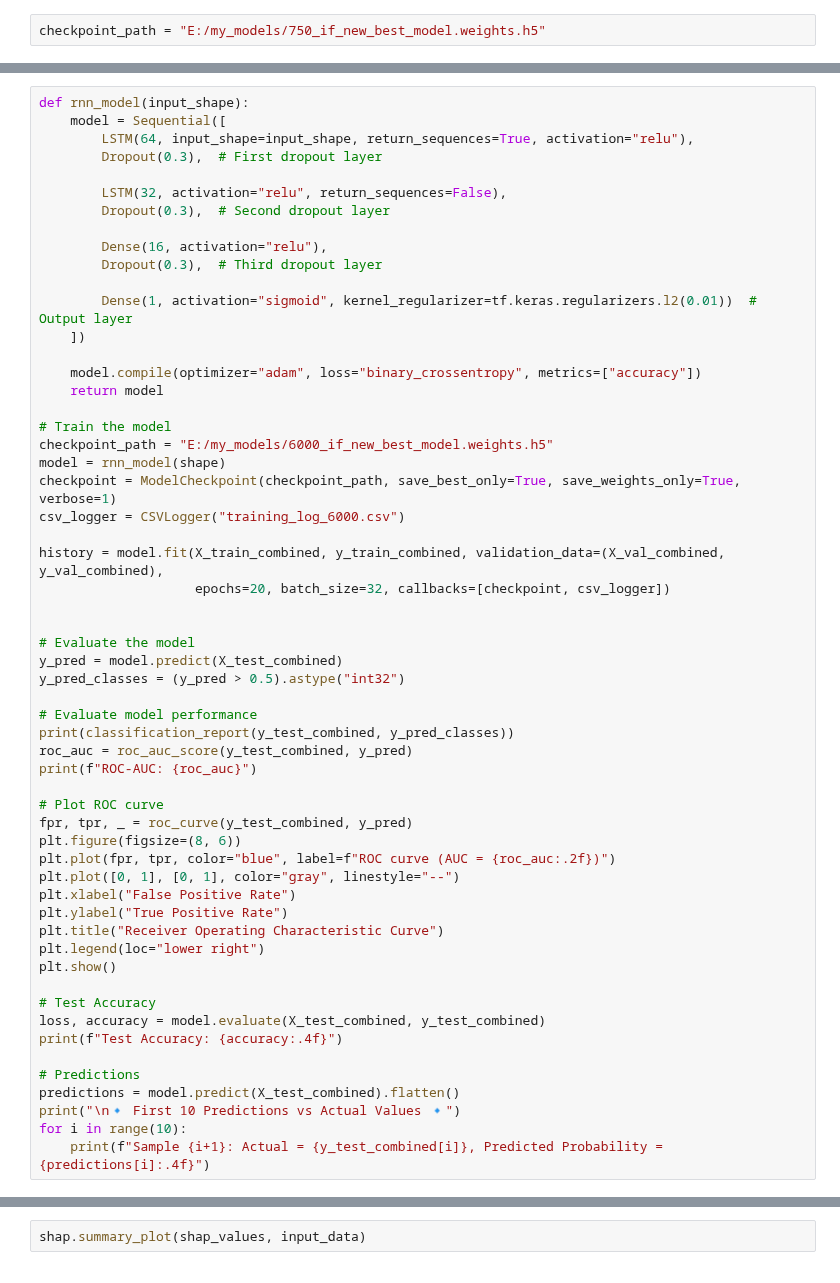
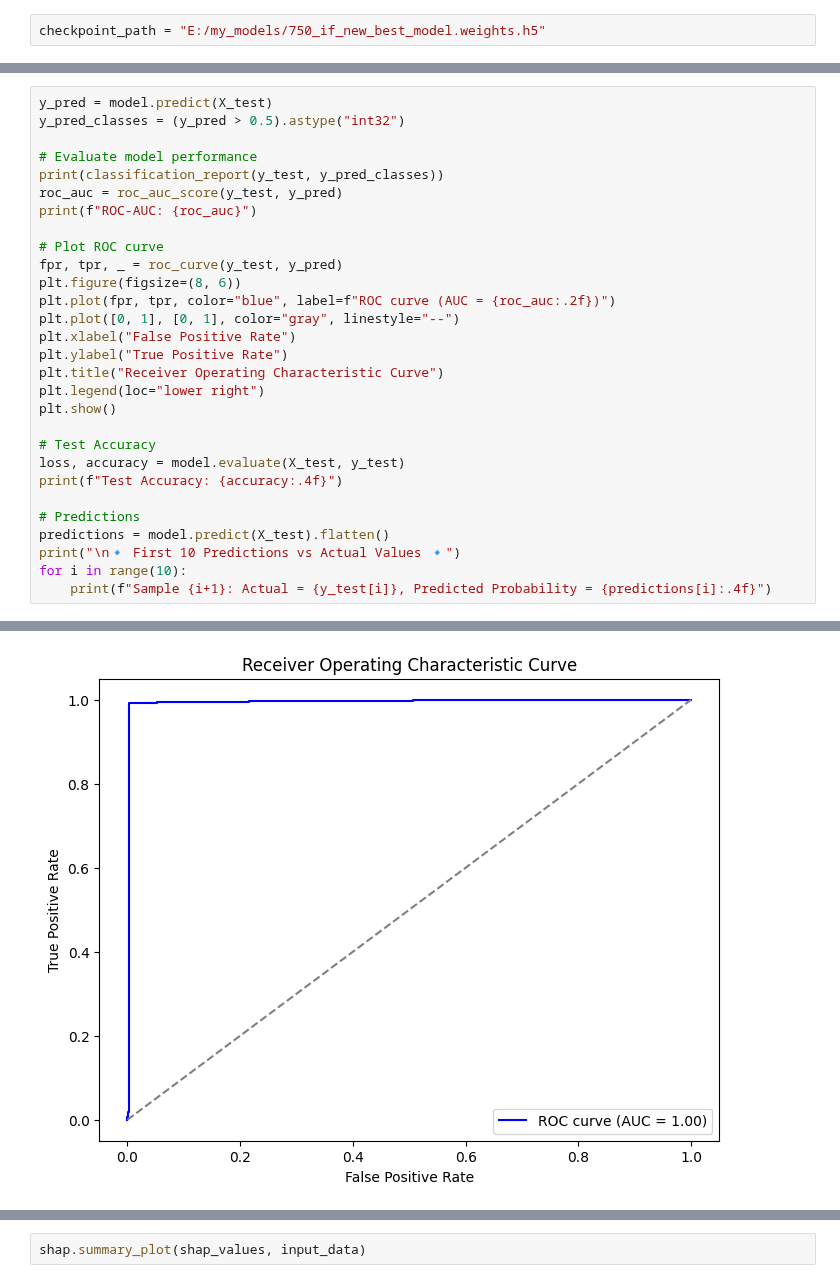
Before and after one commit to ksingh110/CrIMR, a Jupyter notebook: RNN/RNN_IF_Algorithm.ipynb, the cells around one changed output, grey strips where cells are left out. Cells and saved outputs as stored; diff of their text form.

```diff
--- a/RNN/RNN_IF_Algorithm.ipynb
+++ b/RNN/RNN_IF_Algorithm.ipynb
@@ -156,42 +192,14 @@ checkpoint_path = "E:/my_models/750_if_new_best_model.weights.h5"
 # %%
-def rnn_model(input_shape):
-    model = Sequential([
-        LSTM(64, input_shape=input_shape, return_sequences=True, activation="relu"),
-        Dropout(0.3),  # First dropout layer
-
-        LSTM(32, activation="relu", return_sequences=False),
-        Dropout(0.3),  # Second dropout layer
-
-        Dense(16, activation="relu"),
-        Dropout(0.3),  # Third dropout layer
-
-        Dense(1, activation="sigmoid", kernel_regularizer=tf.keras.regularizers.l2(0.01))  # Output layer
-    ])
-
-    model.compile(optimizer="adam", loss="binary_crossentropy", metrics=["accuracy"])
-    return model
-
-# Train the model
-checkpoint_path = "E:/my_models/6000_if_new_best_model.weights.h5"
-model = rnn_model(shape)
-checkpoint = ModelCheckpoint(checkpoint_path, save_best_only=True, save_weights_only=True, verbose=1)
-csv_logger = CSVLogger("training_log_6000.csv")
-
-history = model.fit(X_train_combined, y_train_combined, validation_data=(X_val_combined, y_val_combined),
-                    epochs=20, batch_size=32, callbacks=[checkpoint, csv_logger])
-
-
-# Evaluate the model
-y_pred = model.predict(X_test_combined)
+y_pred = model.predict(X_test)
 y_pred_classes = (y_pred > 0.5).astype("int32")
 
 # Evaluate model performance
-print(classification_report(y_test_combined, y_pred_classes))
-roc_auc = roc_auc_score(y_test_combined, y_pred)
+print(classification_report(y_test, y_pred_classes))
+roc_auc = roc_auc_score(y_test, y_pred)
 print(f"ROC-AUC: {roc_auc}")
 
 # Plot ROC curve
-fpr, tpr, _ = roc_curve(y_test_combined, y_pred)
+fpr, tpr, _ = roc_curve(y_test, y_pred)
 plt.figure(figsize=(8, 6))
 plt.plot(fpr, tpr, color="blue", label=f"ROC curve (AUC = {roc_auc:.2f})")
 plt.plot([0, 1], [0, 1], color="gray", linestyle="--")
@@ -202,12 +210,12 @@ plt.legend(loc="lower right")
 plt.show()
 
 # Test Accuracy
-loss, accuracy = model.evaluate(X_test_combined, y_test_combined)
+loss, accuracy = model.evaluate(X_test, y_test)
 print(f"Test Accuracy: {accuracy:.4f}")
 
 # Predictions
-predictions = model.predict(X_test_combined).flatten()
+predictions = model.predict(X_test).flatten()
 print("\n🔹 First 10 Predictions vs Actual Values 🔹")
 for i in range(10):
-    print(f"Sample {i+1}: Actual = {y_test_combined[i]}, Predicted Probability = {predictions[i]:.4f}")
+    print(f"Sample {i+1}: Actual = {y_test[i]}, Predicted Probability = {predictions[i]:.4f}")
 # %% [output]
@@ -215,0 +233 @@ Epoch 1/20
+[figure, added]
```
Also changed, not shown: parts of 7 cells of this notebook.
